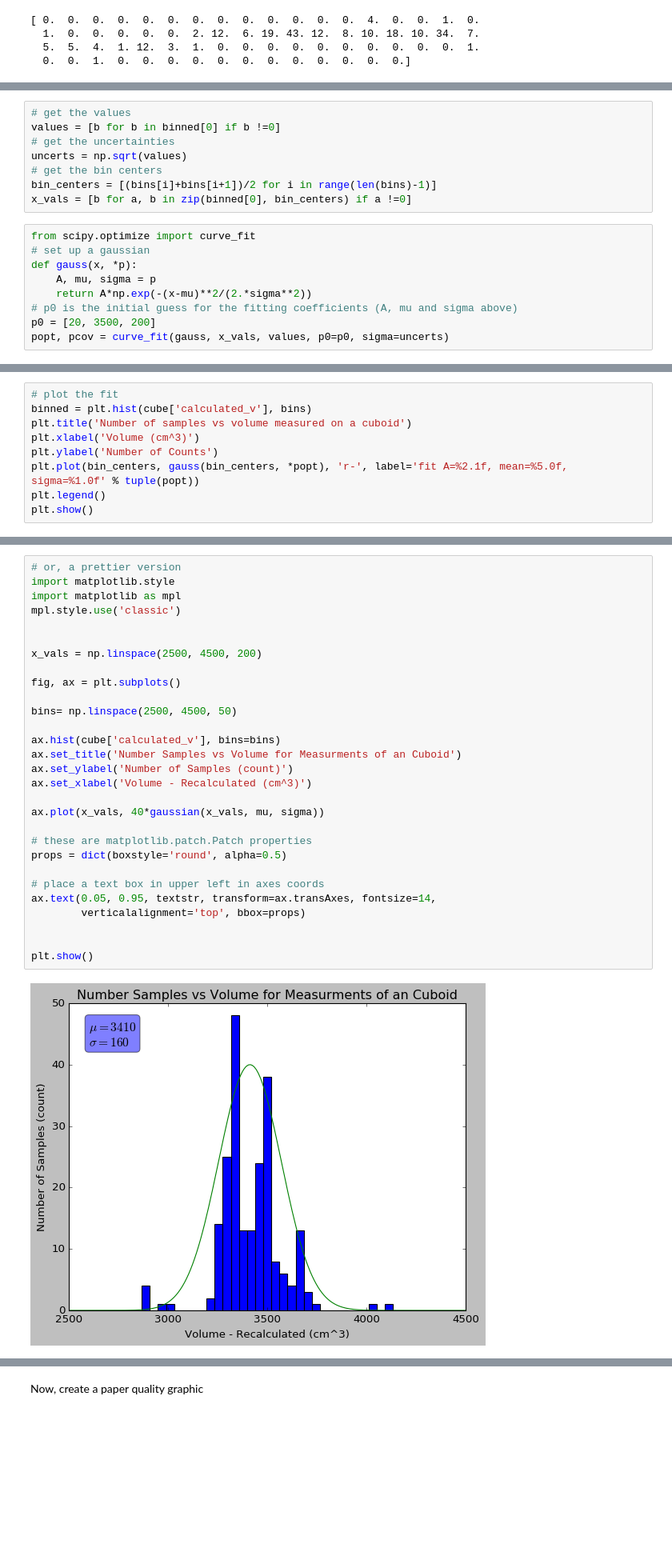
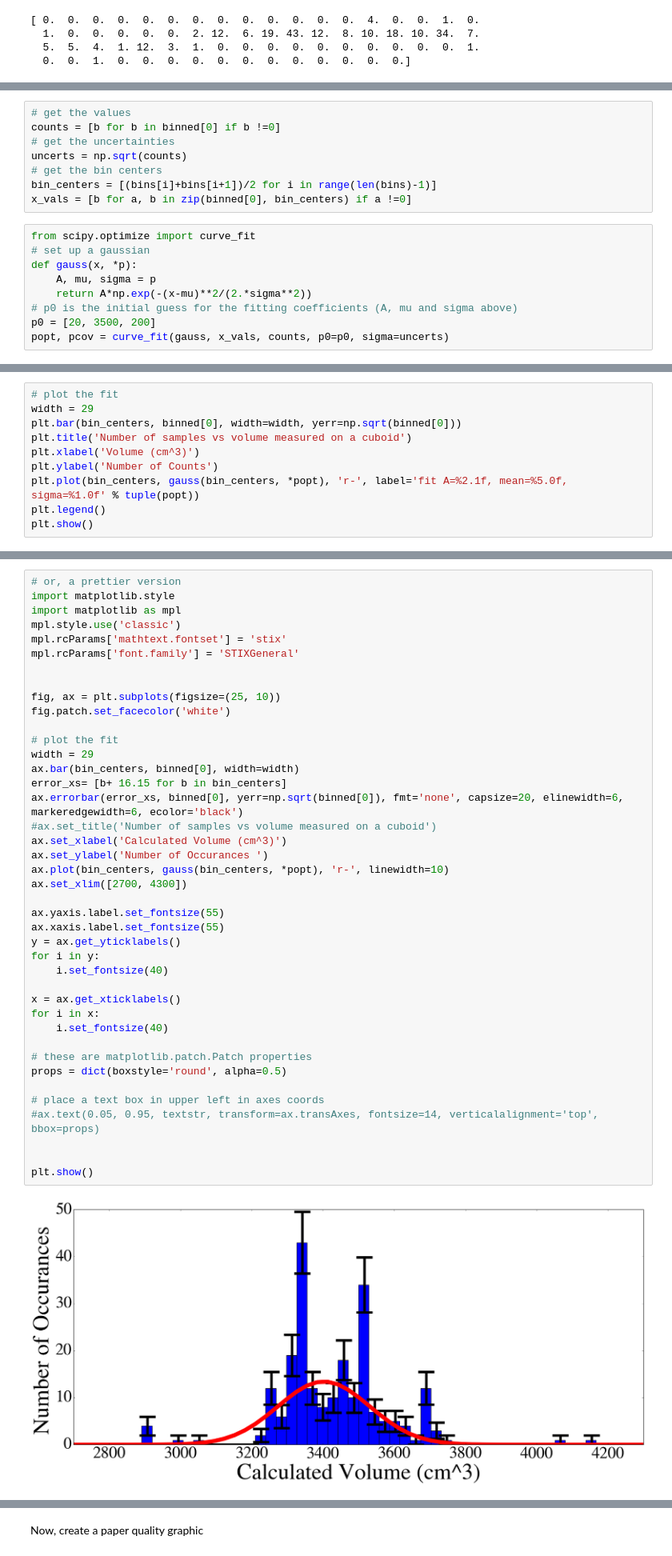
Before and after one commit to kal26/jlab, a Jupyter notebook: AS3 - Curve fitting.ipynb, the cells around one changed output, grey strips where cells are left out. Shown at 80% size. Cells and saved outputs as stored; diff of their text form; blank space fills up the shorter version.

```diff
--- a/AS3 - Curve fitting.ipynb
+++ b/AS3 - Curve fitting.ipynb
@@ -80,9 +80,9 @@ That is, find the mean value, width, and amplitude of a Gaussian function which
 * You should be critically skeptical of your fitting algorithm. Check whether the best-fit parameters returned actually produce a Gaussian which resembles the histogram. Check whether the algorithm has exited without converging to a solution. Check whether changing your initial guess for the fit parameters or changing the numerical control constants of the algorithm (e.g., the minimum change in χ2 before the algorithm exits) significantly changes the fit results.
 # %%
 # get the values
-values = [b for b in binned[0] if b !=0]
+counts = [b for b in binned[0] if b !=0]
 # get the uncertainties
-uncerts = np.sqrt(values)
+uncerts = np.sqrt(counts)
 # get the bin centers
 bin_centers = [(bins[i]+bins[i+1])/2 for i in range(len(bins)-1)]
 x_vals = [b for a, b in zip(binned[0], bin_centers) if a !=0]
@@ -94,4 +94,4 @@ def gauss(x, *p):
     return A*np.exp(-(x-mu)**2/(2.*sigma**2))
 # p0 is the initial guess for the fitting coefficients (A, mu and sigma above)
 p0 = [20, 3500, 200]
-popt, pcov = curve_fit(gauss, x_vals, values, p0=p0, sigma=uncerts)
+popt, pcov = curve_fit(gauss, x_vals, counts, p0=p0, sigma=uncerts)
@@ -98,6 +100,7 @@ popt, pcov = curve_fit(gauss, x_vals, values, p0=p0, sigma=uncerts)
 # %%
 # plot the fit
-binned = plt.hist(cube['calculated_v'], bins)
+width = 29
+plt.bar(bin_centers, binned[0], width=width, yerr=np.sqrt(binned[0]))
 plt.title('Number of samples vs volume measured on a cuboid')
 plt.xlabel('Volume (cm^3)')
 plt.ylabel('Number of Counts')
@@ -133,31 +196,43 @@ print(len(cube))
 # %%
 # or, a prettier version
 import matplotlib.style
 import matplotlib as mpl
 mpl.style.use('classic')
+mpl.rcParams['mathtext.fontset'] = 'stix'
+mpl.rcParams['font.family'] = 'STIXGeneral'
 
 
-x_vals = np.linspace(2500, 4500, 200)
+fig, ax = plt.subplots(figsize=(25, 10))
+fig.patch.set_facecolor('white')
 
-fig, ax = plt.subplots()
+# plot the fit
+width = 29
+ax.bar(bin_centers, binned[0], width=width)
+error_xs= [b+ 16.15 for b in bin_centers]
+ax.errorbar(error_xs, binned[0], yerr=np.sqrt(binned[0]), fmt='none', capsize=20, elinewidth=6, markeredgewidth=6, ecolor='black')
+#ax.set_title('Number of samples vs volume measured on a cuboid')
+ax.set_xlabel('Calculated Volume (cm^3)')
+ax.set_ylabel('Number of Occurances ')
+ax.plot(bin_centers, gauss(bin_centers, *popt), 'r-', linewidth=10)
+ax.set_xlim([2700, 4300])
 
-bins= np.linspace(2500, 4500, 50)
+ax.yaxis.label.set_fontsize(55)
+ax.xaxis.label.set_fontsize(55)
+y = ax.get_yticklabels()
+for i in y:
+    i.set_fontsize(40)
 
-ax.hist(cube['calculated_v'], bins=bins)
-ax.set_title('Number Samples vs Volume for Measurments of an Cuboid')
-ax.set_ylabel('Number of Samples (count)')
-ax.set_xlabel('Volume - Recalculated (cm^3)')
-
-ax.plot(x_vals, 40*gaussian(x_vals, mu, sigma))
+x = ax.get_xticklabels()
+for i in x:
+    i.set_fontsize(40)
 
 # these are matplotlib.patch.Patch properties
 props = dict(boxstyle='round', alpha=0.5)
 
 # place a text box in upper left in axes coords
-ax.text(0.05, 0.95, textstr, transform=ax.transAxes, fontsize=14,
-        verticalalignment='top', bbox=props)
+#ax.text(0.05, 0.95, textstr, transform=ax.transAxes, fontsize=14, verticalalignment='top', bbox=props)
 
 
 plt.show()
 # %% [output]
-[figure, old version]
+[figure, new version]
```
Also changed, not shown: parts of 14 cells of this notebook, 8 other files.
